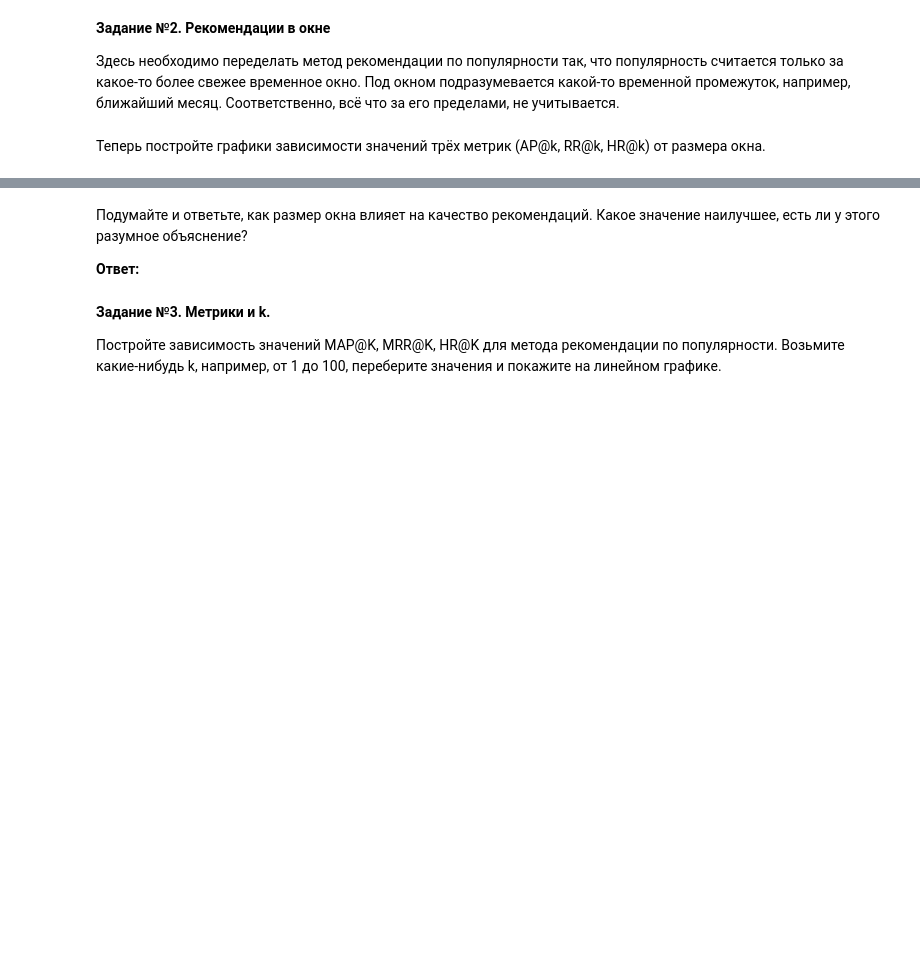
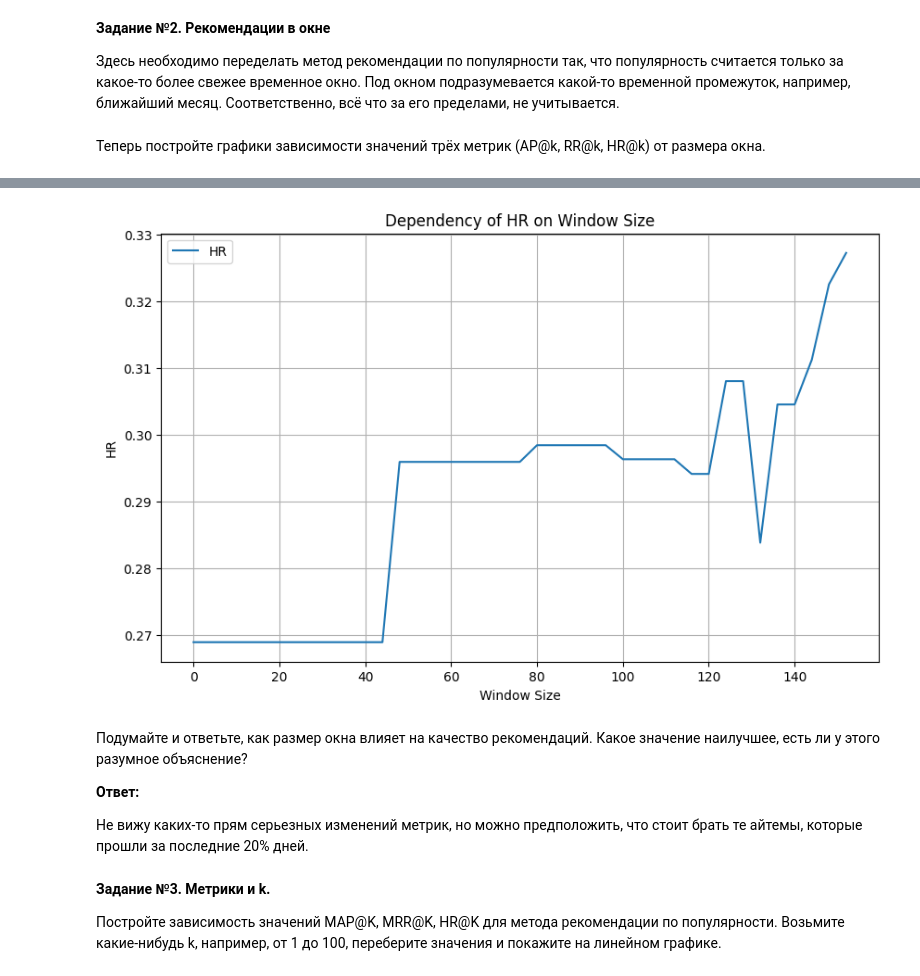
Before and after one commit to Lulu-fw01/RecSys_course, a Jupyter notebook: hw/HSE_RecSys_HW1.ipynb, the cells around one changed output, grey strips where cells are left out. Saved outputs shown, nothing was run; the diff lists cells and outputs as text; code cells hidden in the pictures; blank space fills up the shorter version.

```diff
--- a/hw/HSE_RecSys_HW1.ipynb
+++ b/hw/HSE_RecSys_HW1.ipynb
@@ -339,7 +391,13 @@ class TopPopularWeighted(TopPopular):
+# %%
+draw_graph(hr_values, 'HR')
+# %% [output]
+[figure, added]
 # %% [markdown]
 Подумайте и ответьте, как размер окна влияет на качество рекомендаций. Какое значение наилучшее, есть ли у этого разумное объяснение?
 
 **Ответ:**
+
+Не вижу каких-то прям серьезных изменений метрик, но можно предположить, что стоит брать те айтемы, которые прошли за последние 20% дней.
 # %% [markdown]
 **Задание №3. Метрики и k.**
 
```
Also changed, not shown: parts of 12 cells of this notebook.
